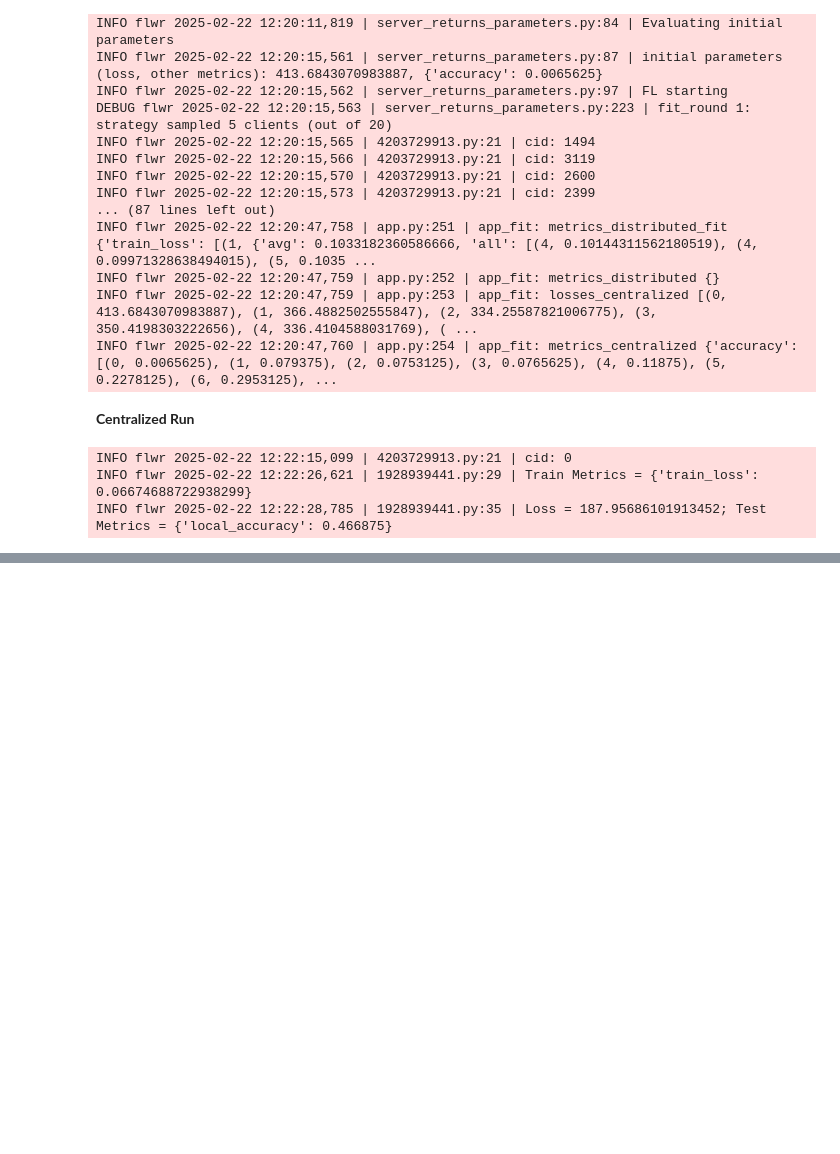
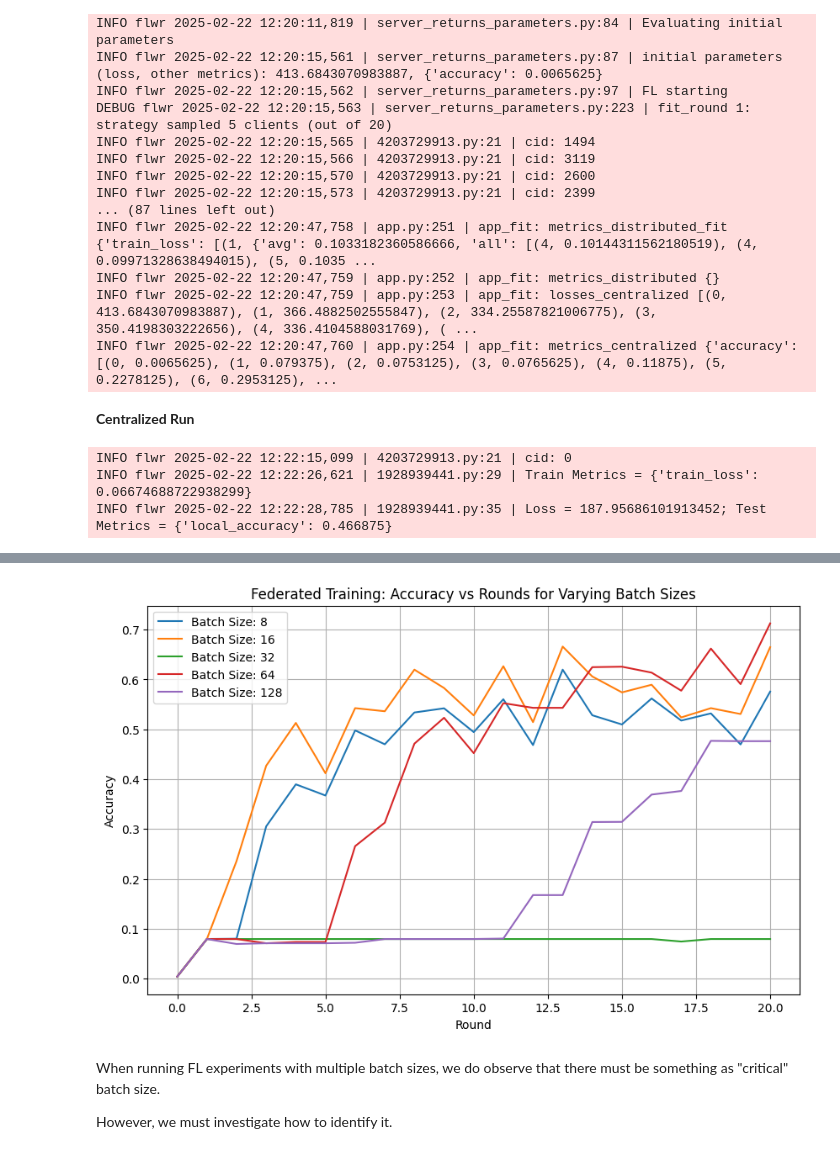
Before and after one commit to Lourencom/L361-FL-project, a Jupyter notebook: new.ipynb, the cells around one changed output, grey strips where cells are left out. Cells and saved outputs as stored; diff of their text form; code cells hidden in the pictures; blank space fills up the shorter version.

Commit message:
fl base experiments plotted

```diff
--- a/new.ipynb
+++ b/new.ipynb
@@ -668,0 +885,26 @@ INFO flwr 2025-02-22 12:22:28,785 | 1928939441.py:35 | Loss = 187.95686101913452
+# %%
+def get_centralized_acc_from_hist(hist):
+    accuracies = [val for r, val in hist.metrics_centralized['accuracy']]
+    return accuracies
+# %%
+import matplotlib.pyplot as plt
+
+plt.figure(figsize=(10, 6))
+for batch_size, params, hist in total_results:
+
+    accuracies = get_centralized_acc_from_hist(hist)
+
+    plt.plot(accuracies, label=f"Batch Size: {batch_size}")
+
+plt.xlabel("Round")
+plt.ylabel("Accuracy")
+plt.title("Federated Training: Accuracy vs Rounds for Varying Batch Sizes")
+plt.legend()
+plt.grid()
+plt.show()
+# %% [output]
+[figure, added]
+# %% [markdown]
+When running FL experiments with multiple batch sizes, we do observe that there must be something as "critical" batch size.
+
+However, we must investigate how to identify it.
```
Also changed, not shown: parts of 11 cells of this notebook.
